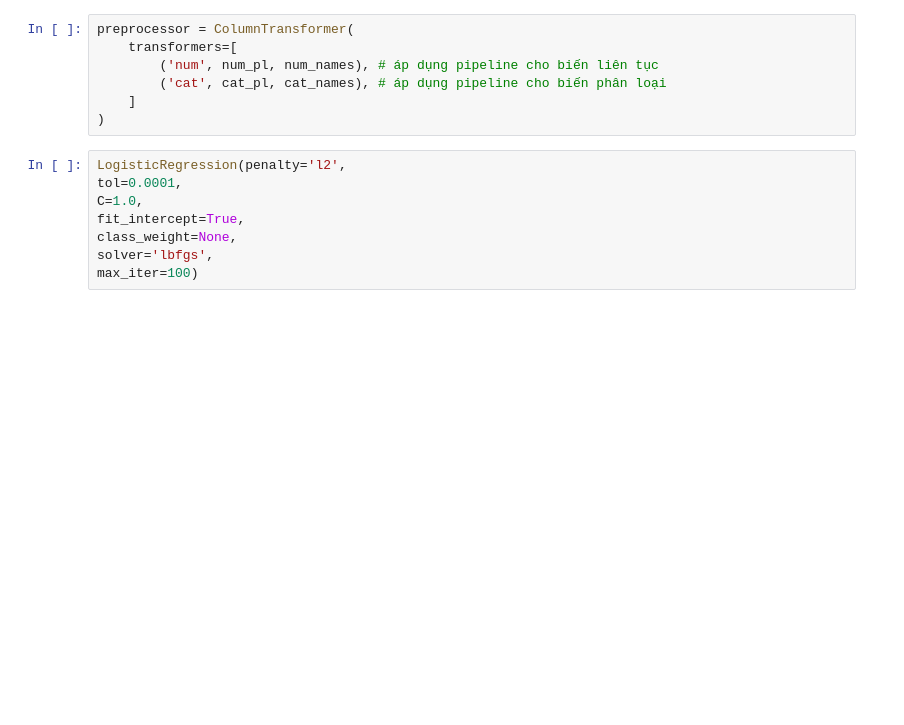
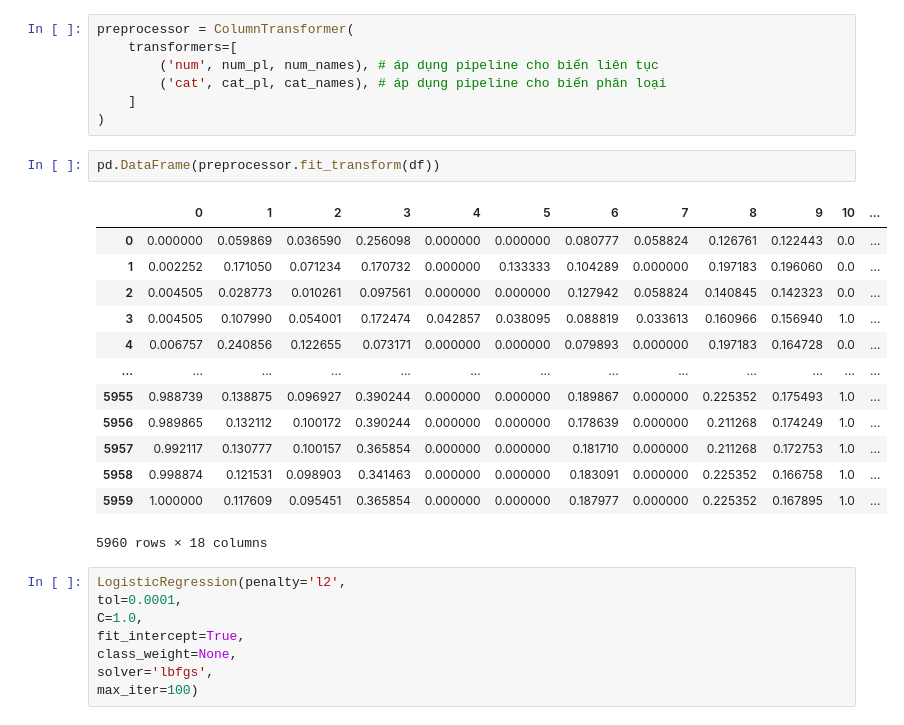
Before and after one commit to mquangdo/my-machine-learning, a Jupyter notebook: DataScienceWorld-Khan/Chap3/code.ipynb, the cells around one changed output. Saved outputs shown, nothing was run; the diff lists cells and outputs as text; blank space fills up the shorter version.

```diff
--- a/DataScienceWorld-Khan/Chap3/code.ipynb
+++ b/DataScienceWorld-Khan/Chap3/code.ipynb
@@ -198,6 +217,22 @@ preprocessor = ColumnTransformer(
         ('cat', cat_pl, cat_names), # áp dụng pipeline cho biến phân loại
     ]
 )
+# %%
+pd.DataFrame(preprocessor.fit_transform(df))
+# %% [output]
+|  | 0 | 1 | 2 | 3 | 4 | 5 | 6 | 7 | 8 | 9 | 10 | ... |
+| 0 | 0.000000 | 0.059869 | 0.036590 | 0.256098 | 0.000000 | 0.000000 | 0.080777 | 0.058824 | 0.126761 | 0.122443 | 0.0 | ... |
+| 1 | 0.002252 | 0.171050 | 0.071234 | 0.170732 | 0.000000 | 0.133333 | 0.104289 | 0.000000 | 0.197183 | 0.196060 | 0.0 | ... |
+| 2 | 0.004505 | 0.028773 | 0.010261 | 0.097561 | 0.000000 | 0.000000 | 0.127942 | 0.058824 | 0.140845 | 0.142323 | 0.0 | ... |
+| 3 | 0.004505 | 0.107990 | 0.054001 | 0.172474 | 0.042857 | 0.038095 | 0.088819 | 0.033613 | 0.160966 | 0.156940 | 1.0 | ... |
+| 4 | 0.006757 | 0.240856 | 0.122655 | 0.073171 | 0.000000 | 0.000000 | 0.079893 | 0.000000 | 0.197183 | 0.164728 | 0.0 | ... |
+| ... | ... | ... | ... | ... | ... | ... | ... | ... | ... | ... | ... | ... |
+| 5955 | 0.988739 | 0.138875 | 0.096927 | 0.390244 | 0.000000 | 0.000000 | 0.189867 | 0.000000 | 0.225352 | 0.175493 | 1.0 | ... |
+| 5956 | 0.989865 | 0.132112 | 0.100172 | 0.390244 | 0.000000 | 0.000000 | 0.178639 | 0.000000 | 0.211268 | 0.174249 | 1.0 | ... |
+| 5957 | 0.992117 | 0.130777 | 0.100157 | 0.365854 | 0.000000 | 0.000000 | 0.181710 | 0.000000 | 0.211268 | 0.172753 | 1.0 | ... |
+| 5958 | 0.998874 | 0.121531 | 0.098903 | 0.341463 | 0.000000 | 0.000000 | 0.183091 | 0.000000 | 0.225352 | 0.166758 | 1.0 | ... |
+| 5959 | 1.000000 | 0.117609 | 0.095451 | 0.365854 | 0.000000 | 0.000000 | 0.187977 | 0.000000 | 0.225352 | 0.167895 | 1.0 | ... |
+5960 rows × 18 columns
 # %%
 LogisticRegression(penalty='l2',
 tol=0.0001,
```
Also changed, not shown: parts of 7 cells of this notebook, 5 other files.
